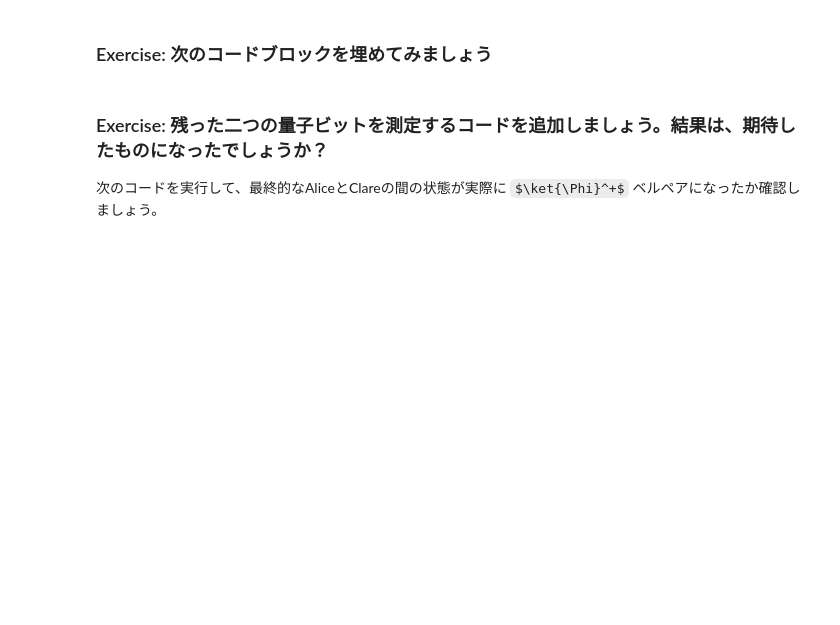
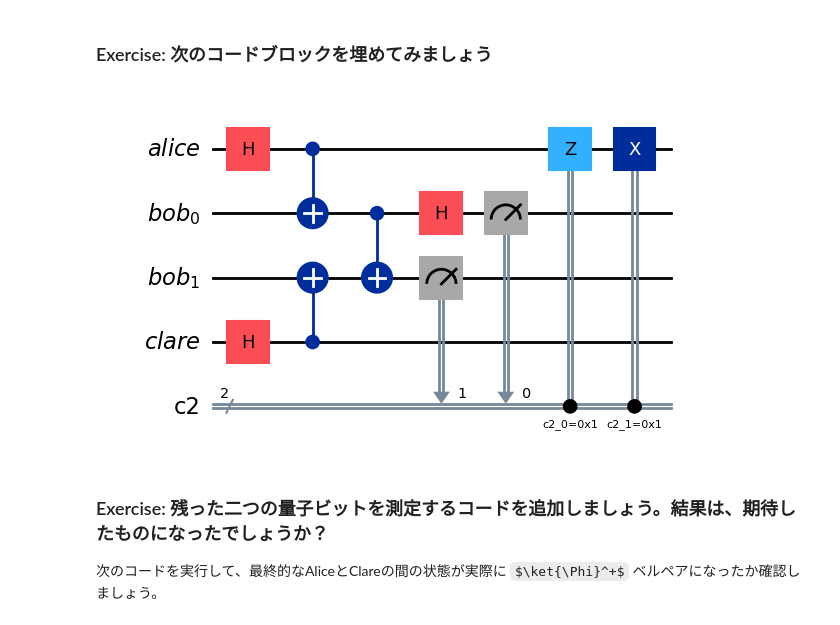
Before and after one commit to Macropusooo/pages-sample, a Jupyter notebook: WQRN_hands_on_ja.ipynb, the cells around one changed output. Cells and saved outputs as stored; diff of their text form; code cells hidden in the pictures; some formulas as TeX source; blank space fills up the shorter version.

```diff
--- a/WQRN_hands_on_ja.ipynb
+++ b/WQRN_hands_on_ja.ipynb
@@ -917,30 +917,39 @@ AliceとClareの両者がそれぞれベルペアを作り、それぞれのベ
 # %%
 # 初期状態を作ります
 alice = QuantumRegister(1, "alice")
 bob = QuantumRegister(2, "bob")
 clare = QuantumRegister(1, "clare")
 creg = ClassicalRegister(2)  # Bobの測定結果を保存するための古典レジスタ
 qc = QuantumCircuit(alice, bob, clare, creg)
 
 
 # AliceとBobの間にエンタングルメントを作成する
 """Write your code here"""
-
+qc.h(alice[0])
+qc.cx(alice[0], bob[0])
 
 # BobとClareの間にエンタングルメントを作成する
 """Write your code here"""
-
+qc.h(clare[0])
+qc.cx(clare[0], bob[1])
 
 # BobがBSAを適用する
 """Write your code here"""
-
+qc.cx(bob[0], bob[1])
+qc.h(bob[0])
 
 # Bobが自身の持つ量子ビットを測定する
 """Write your code here"""
-
+qc.measure([bob[0], bob[1]], [creg[0], creg[1]])
 
 # Bobが測定結果を送ります。c_if()を使って、測定結果を受け取って訂正を適用する部分をシミュレートしてみましょう。
 """Write your code here"""
+qc.z(alice[0]).c_if(creg[0], 1)
+qc.x(alice[0]).c_if(creg[1], 1)
+
+qc.draw()
+# %% [output]
+[figure, added]
 # %% [markdown]
 ### Exercise: 残った二つの量子ビットを測定するコードを追加しましょう。結果は、期待したものになったでしょうか？
 
```
Also changed, not shown: parts of 2 cells of this notebook.
